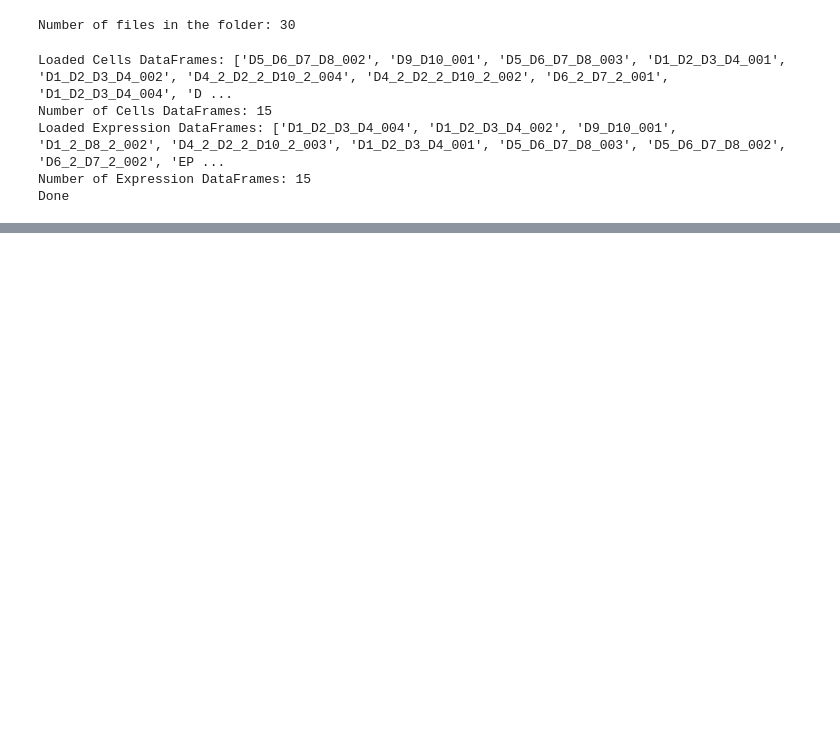
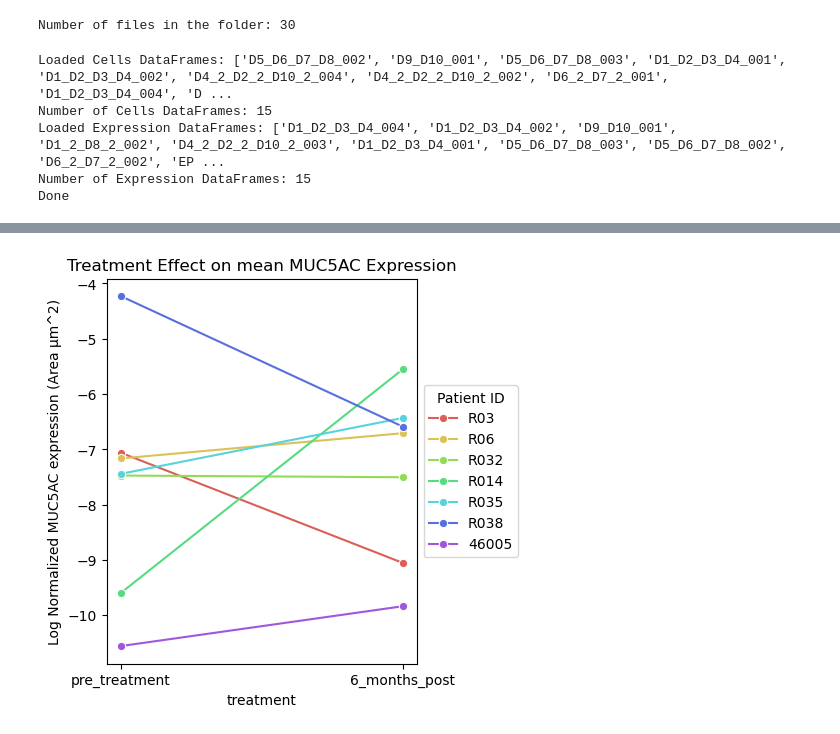
Before and after one commit to spatts14/COPD_CO_IMC, a Jupyter notebook: scripts/imaris/epithelial_expression.ipynb, the cells around one changed output, grey strips where cells are left out. Drawn from its saved outputs; the diff is of its cells as text; code cells hidden in the pictures; blank space fills up the shorter version.

```diff
--- a/scripts/imaris/epithelial_expression.ipynb
+++ b/scripts/imaris/epithelial_expression.ipynb
@@ -317,3 +365,22 @@ df_final
+# %%
+# Assuming df_final is your DataFrame and it contains columns 'Treatment', 'Patient_ID', and the value you want to plot
+plt.figure(figsize=(4, 5))
+
+# Create a line plot
+sns.lineplot(data=df_final,
+             x='treatment',
+             y=f"Log Normalized {channel_name} expression (Area µm^2)",
+             hue='patient_ID',
+             marker='o',
+             palette= sample_id_colors)
+
+# Add title and labels
+plt.title(f'Treatment Effect on {measurement} {channel_name} Expression')
+plt.legend(loc='center left', bbox_to_anchor=(1, 0.5), title='Patient ID')
+
+plt.savefig(f'{save_fig}/lineplot_{channel_name}_{measurement}_area_log.png', bbox_inches='tight')
+# %% [output]
+[figure, added]
 # %%
 # Assuming df_final is your DataFrame and it contains columns 'Treatment', 'Patient_ID', and the value you want to plot
 plt.figure(figsize=(4, 5))
```
Also changed, not shown: parts of 20 cells of this notebook.
